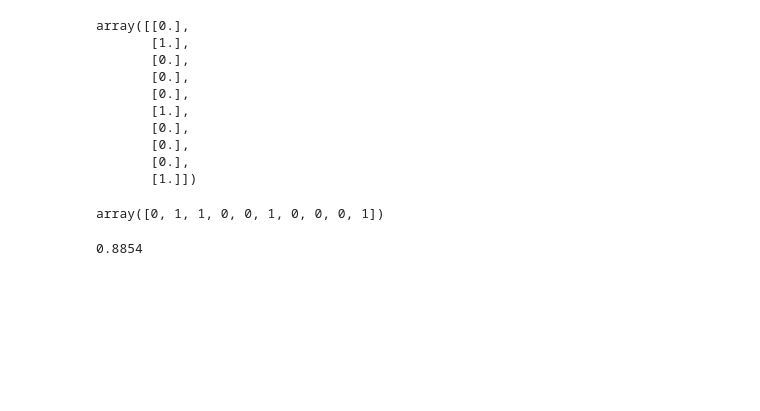
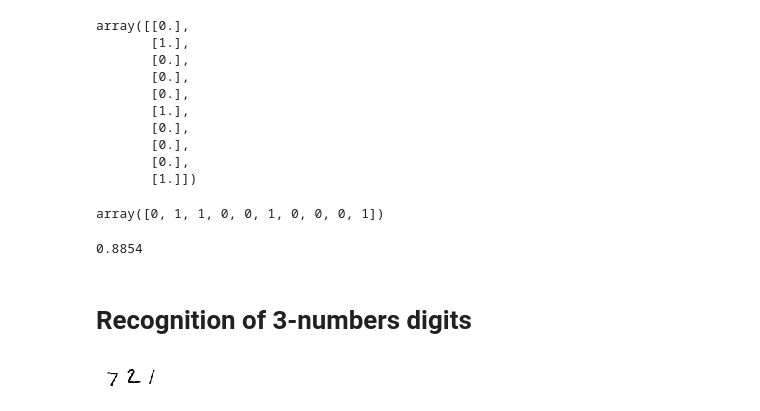
Before and after one commit to Lpshkn/MachineLearningPractice, a Jupyter notebook: Neural Network.ipynb, the cells around one changed output. Cells and saved outputs as stored; diff of their text form; code cells hidden in the pictures; blank space fills up the shorter version.

```diff
--- a/Neural Network.ipynb
+++ b/Neural Network.ipynb
@@ -629,3 +629,12 @@ y_pred = NN.predict(X_test[:5000], around=0)
 accuracy_score(y_test_even[:5000], y_pred)
 # %% [output]
 0.8854
+# %% [markdown]
+# Recognition of 3-numbers digits
+# %%
+def draw_image(images, limit_per_row=5):
+    for index, image in enumerate(images):
+        n_rows = (len(images)-1) // limit_per_row + 1
+        plt.subplot(n_rows, limit_per_row, index+1)
+        plt.imshow(image, cmap=mpl.cm.binary, interpolation='nearest')
+        plt.axis('off')
@@ -631,0 +660,4 @@ accuracy_score(y_test_even[:5000], y_pred)
+# %%
+draw_image([np.concatenate((X_test[0], X_test[1], X_test[2]), axis=1)])
+# %% [output]
+[figure, added]
```
Also changed, not shown: parts of 12 cells of this notebook.
